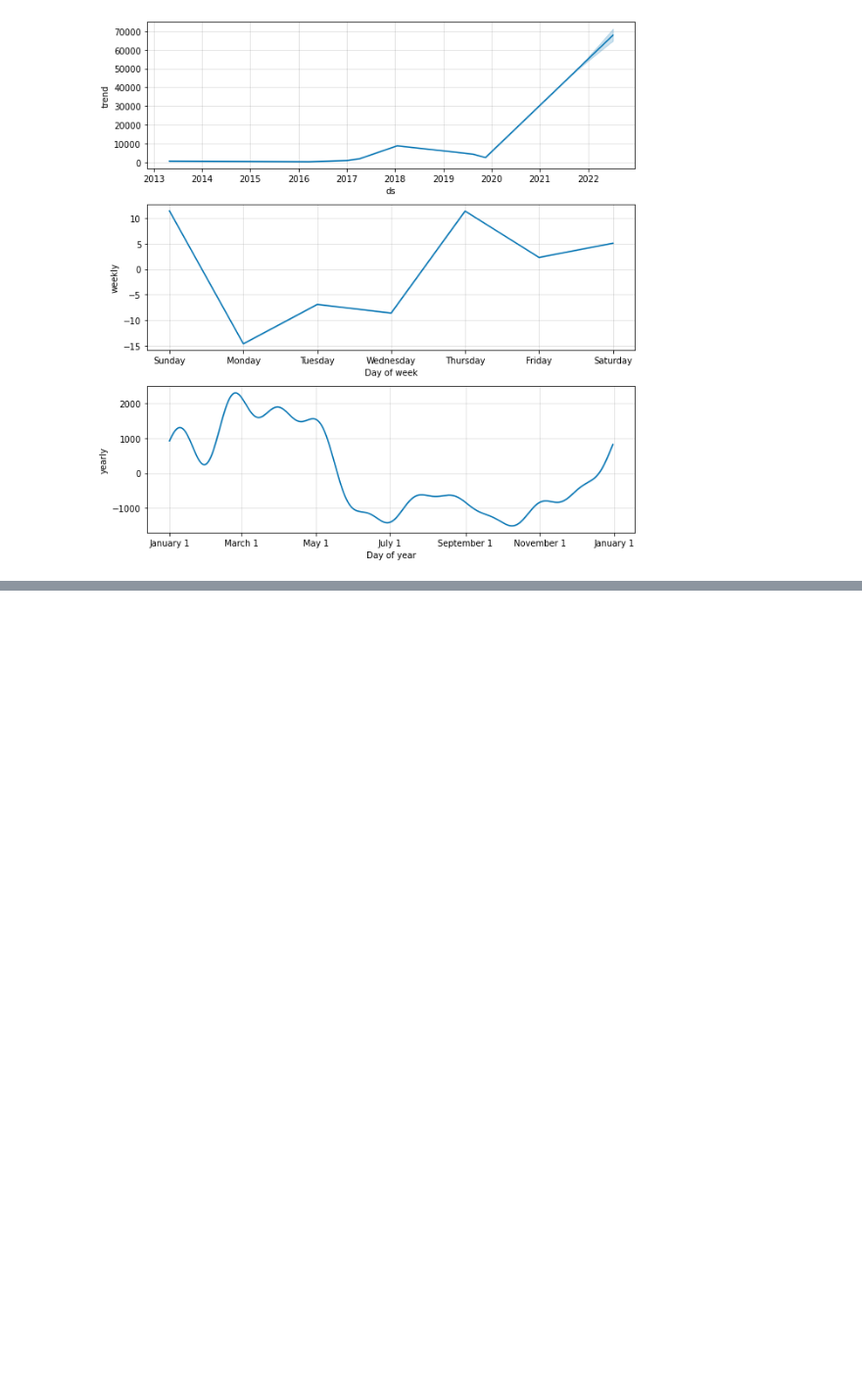
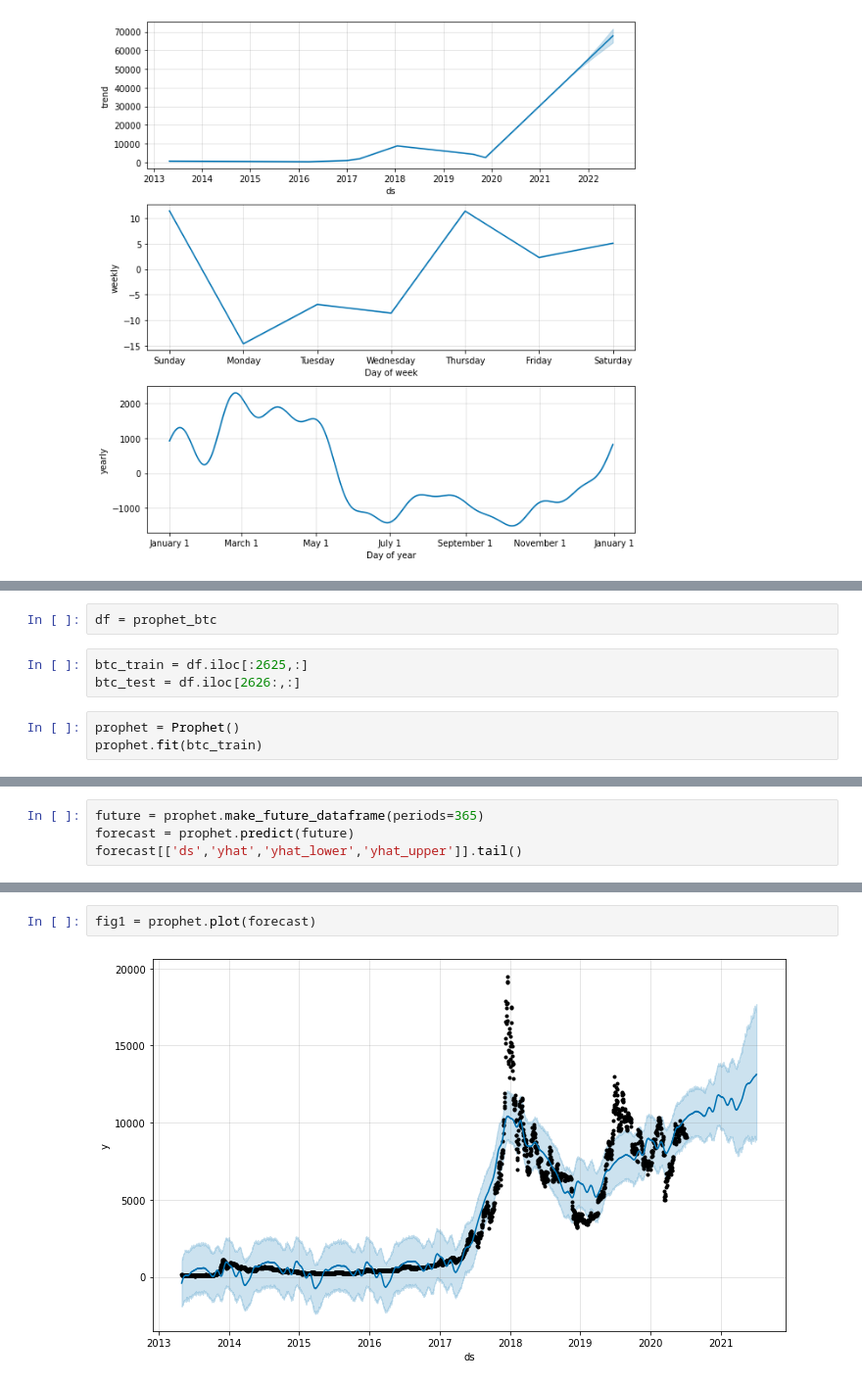
Before and after one commit to GallantGuide/Bull_or_Bear_Crypto, a Jupyter notebook: Machine_Learning/Mock_ML.ipynb, the cells around one changed output, grey strips where cells are left out. Shown at 98% size. Drawn from its saved outputs; the diff is of its cells as text; blank space fills up the shorter version.

```diff
--- a/Machine_Learning/Mock_ML.ipynb
+++ b/Machine_Learning/Mock_ML.ipynb
@@ -125,0 +128,8 @@ BTC_Components = m.plot_components(forecast)
+# %%
+df = prophet_btc
+# %%
+btc_train = df.iloc[:2625,:]
+btc_test = df.iloc[2626:,:]
+# %%
+prophet = Prophet()
+prophet.fit(btc_train)
@@ -125,0 +148,4 @@ BTC_Components = m.plot_components(forecast)
+# %%
+future = prophet.make_future_dataframe(periods=365)
+forecast = prophet.predict(future)
+forecast[['ds','yhat','yhat_lower','yhat_upper']].tail()
@@ -125,0 +159,4 @@ BTC_Components = m.plot_components(forecast)
+# %%
+fig1 = prophet.plot(forecast)
+# %% [output]
+[figure, added]
```
Also changed, not shown: parts of 12 cells of this notebook.
